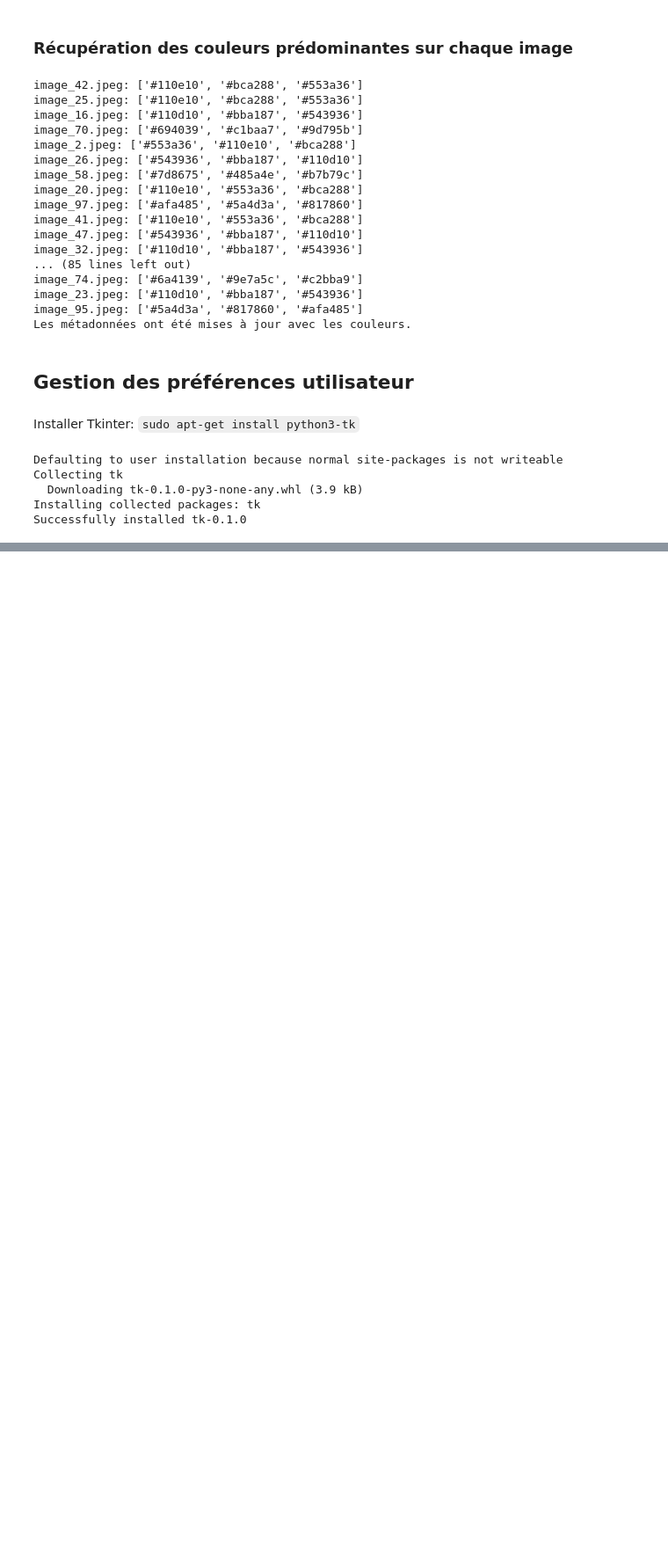
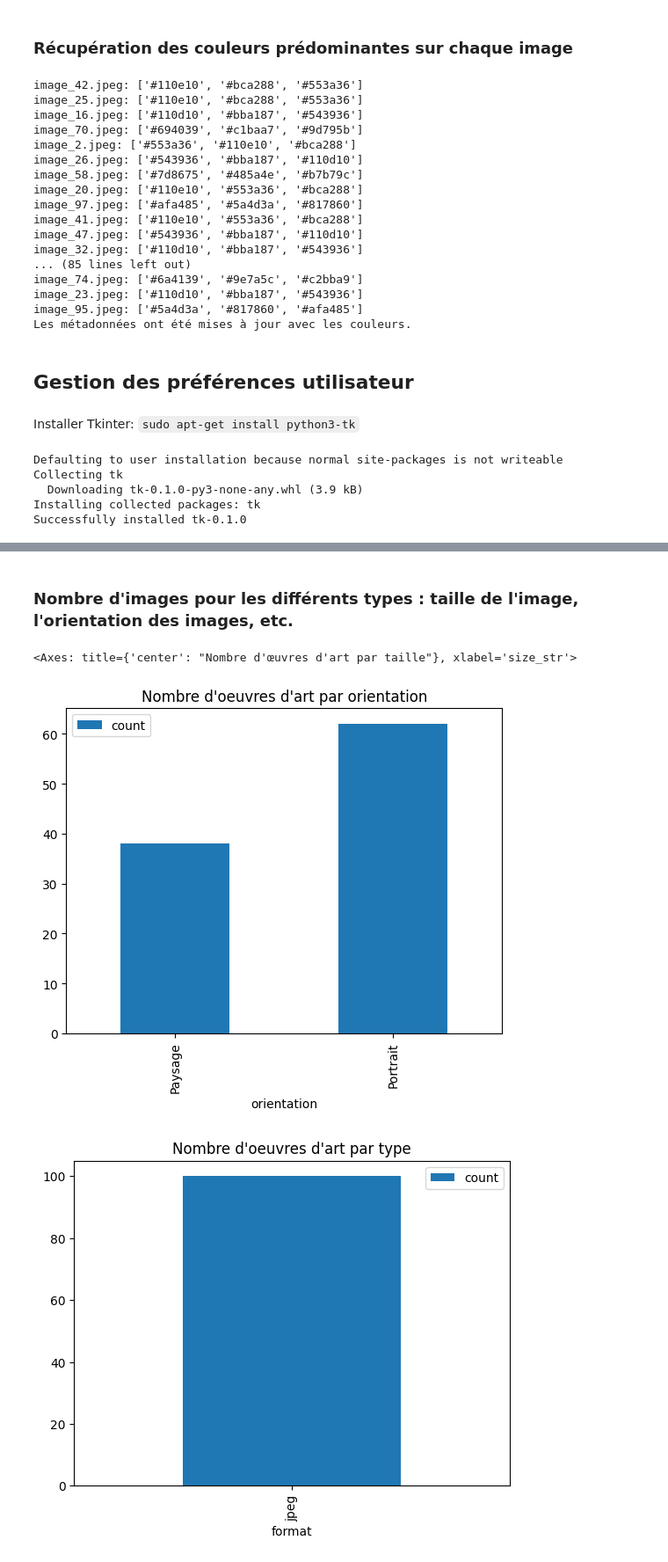
Before and after one commit to ArthurGlerean/DataMining, a Jupyter notebook: projet.ipynb, the cells around one changed output, grey strips where cells are left out. Shown at 88% size. Saved outputs shown, nothing was run; the diff lists cells and outputs as text; code cells hidden in the pictures; blank space fills up the shorter version.

```diff
--- a/projet.ipynb
+++ b/projet.ipynb
@@ -462,0 +482,31 @@ if __name__ == "__main__":
+# %% [markdown]
+### Nombre d'images pour les différents types : taille de l'image, l'orientation des images, etc.
+# %%
+from pandas import json_normalize
+import pandas as pd
+import json
+import matplotlib.pyplot as plot
+
+# Ouverture des métadatas
+data = json.load(open("./metadata.json"))
+dataframe = json_normalize(data)
+# Graphique nombre d'oeuvres d'art par orientation
+
+grouped = dataframe.groupby("orientation")["filename"].count().reset_index()
+grouped = grouped.rename(columns={"filename": "count"})
+grouped.plot(x=0, kind="bar", title="Nombre d'oeuvres d'art par orientation")
+
+# Graphique nombre d'oeuvres d'art par type
+grouped2 = dataframe.groupby("format")["filename"].count().reset_index()
+grouped2 = grouped2.rename(columns={"filename": "count"})
+grouped2.plot(x=0, kind="bar", title="Nombre d'oeuvres d'art par type")
+
+# Graphique nombre d'oeuvres d'art par taille
+dataframe["size_str"] = dataframe["size"].apply(lambda s: str(s))
+grouped3 = dataframe.groupby("size_str")["filename"].count().reset_index()
+grouped3 = grouped3.rename(columns={"filename": "count"})
+grouped3.plot(x="size_str", y="count", kind="bar", title="Nombre d'œuvres d'art par taille")
+# %% [output]
+<Axes: title={'center': "Nombre d'œuvres d'art par taille"}, xlabel='size_str'>
+[figure, added]
+[figure, added]
```
Also changed, not shown: parts of 7 cells of this notebook, 1 other file.
